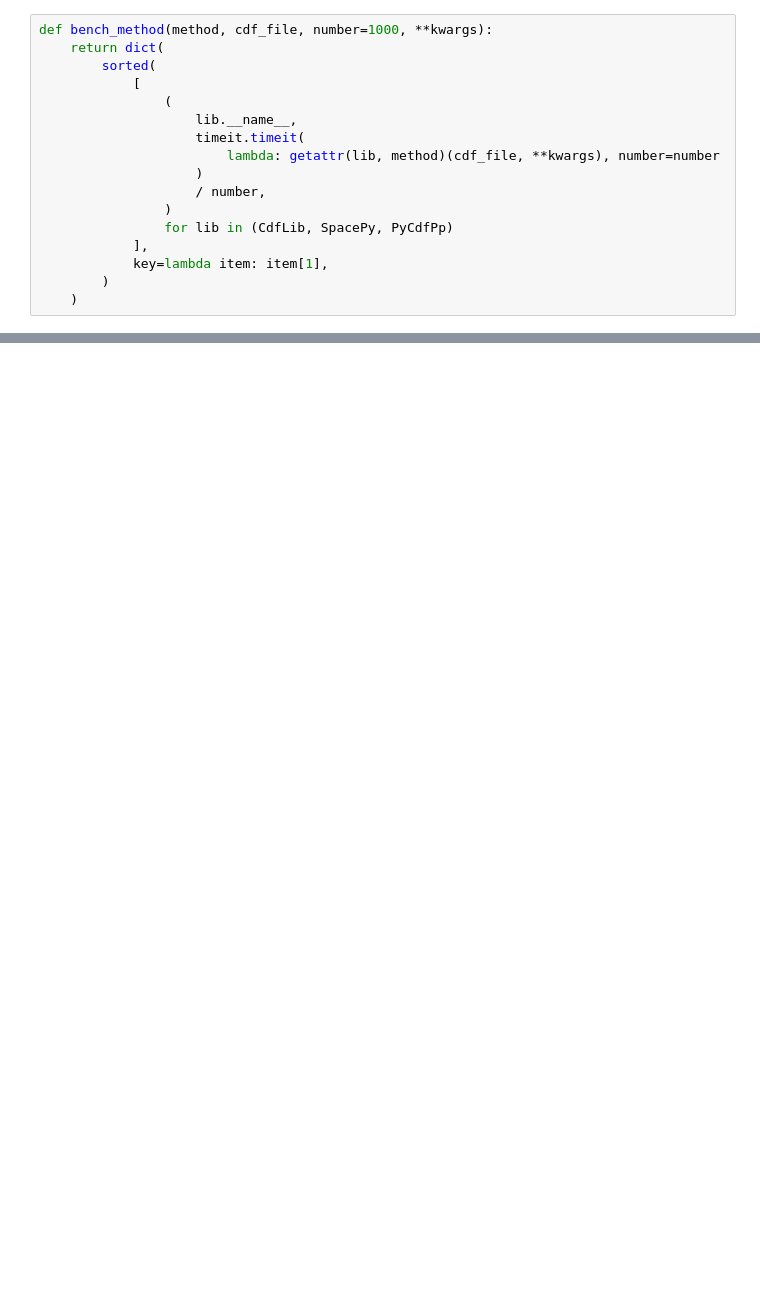
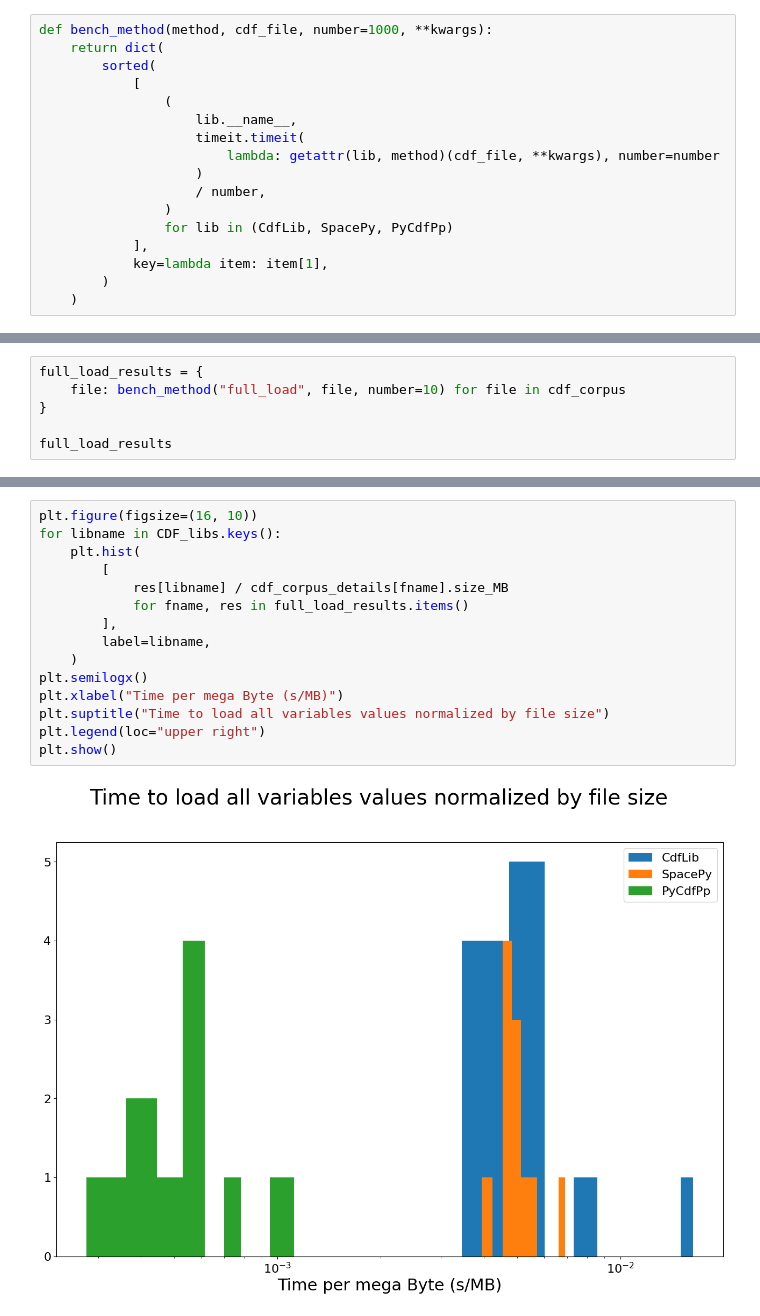
Before and after one commit to SciQLop/CDFpp, a Jupyter notebook: notebooks/benchmarks.ipynb, the cells around one changed output, grey strips where cells are left out. Saved outputs shown, nothing was run; the diff lists cells and outputs as text; blank space fills up the shorter version.

```diff
--- a/notebooks/benchmarks.ipynb
+++ b/notebooks/benchmarks.ipynb
@@ -342,0 +323,6 @@ IndexError: Slice does not match dimensions for zVar b'Num_Snap'
+# %%
+full_load_results = {
+    file: bench_method("full_load", file, number=10) for file in cdf_corpus
+}
+
+full_load_results
@@ -342,0 +347,17 @@ IndexError: Slice does not match dimensions for zVar b'Num_Snap'
+# %%
+plt.figure(figsize=(16, 10))
+for libname in CDF_libs.keys():
+    plt.hist(
+        [
+            res[libname] / cdf_corpus_details[fname].size_MB
+            for fname, res in full_load_results.items()
+        ],
+        label=libname,
+    )
+plt.semilogx()
+plt.xlabel("Time per mega Byte (s/MB)")
+plt.suptitle("Time to load all variables values normalized by file size")
+plt.legend(loc="upper right")
+plt.show()
+# %% [output]
+[figure, added]
```
Also changed, not shown: parts of 41 cells of this notebook, 4 other files.
